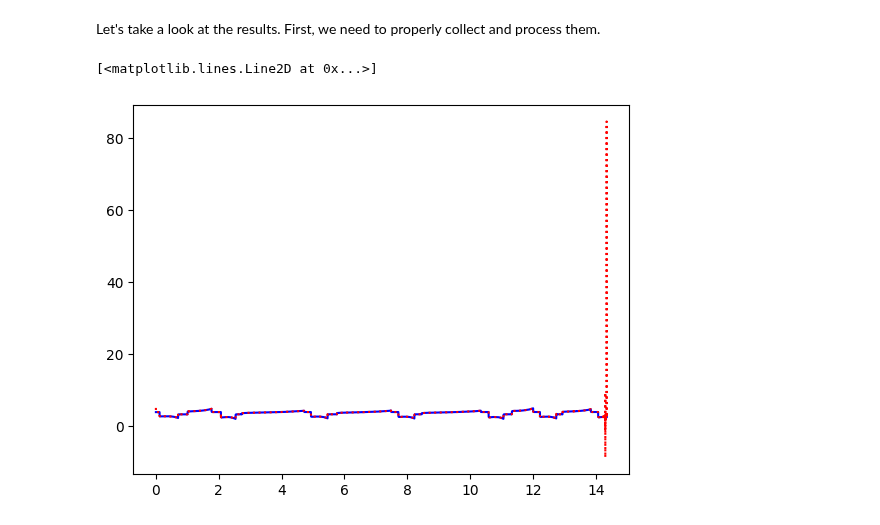
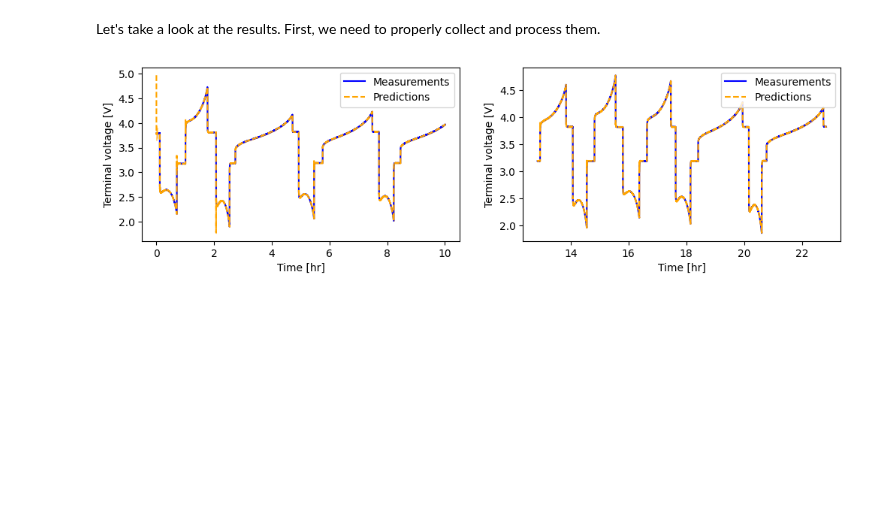
Before and after one commit to ROVI-org/auto-soh, a Jupyter notebook: notebooks/demonstrate_dual_ukf.ipynb, the cells around one changed output. Cells and saved outputs as stored; diff of their text form; code cells hidden in the pictures; blank space fills up the shorter version.

```diff
--- a/notebooks/demonstrate_dual_ukf.ipynb
+++ b/notebooks/demonstrate_dual_ukf.ipynb
@@ -593,15 +633,65 @@ LinAlgError: SVD did not converge
 # %% [markdown]
 Let's take a look at the results. First, we need to properly collect and process them.
-# %%
-num_points = len(dual_ukf_predictions['voltages'])
-timestamps = np.array([control.time.item() for control in controls])
-plt.plot(timestamps[:len(noisy_voltage)]/ 3600,
-         noisy_voltage,
-         color='blue')
-plt.plot(timestamps[:num_points]/ 3600,
-         [pred.get_mean() for pred in dual_ukf_predictions['voltages']],
-         linestyle=':',
-         color='red')
-# %% [output]
-[<matplotlib.lines.Line2D at 0x...>]
-[figure, removed]
+# %%
+# Controls
+timestamps = np.array([control.time.item() for control in controls]) / 3600
+currents = np.array([control.current.item() for control in controls])
+
+# Get real values
+real_soc = np.array([transient.soc.item() for transient in simulator.transient_history])
+real_irc = np.array([transient.i_rc.item() for transient in simulator.transient_history])
+real_hyst = np.array([transient.hyst.item() for transient in simulator.transient_history])
+
+# Estimate values and their corresponding uncertainty
+asoh_names = thenevin_dual_ukf.state_names
+estimated = pd.DataFrame([estimate.get_mean()
+                          for estimate in dual_ukf_predictions['joint_states']], columns=asoh_names)
+estimated_std = pd.DataFrame([np.sqrt(np.diag(estimate.get_covariance()))
+                              for estimate in dual_ukf_predictions['joint_states']], columns=asoh_names)
+predicted_Vt = np.array([prediction.mean[0]
+                         for prediction in dual_ukf_predictions['voltages']])
+predicted_Vt_std = np.sqrt(np.array([prediction.covariance[0,0]
+                                     for prediction in dual_ukf_predictions['voltages']]))
+# %%
+# Choose the first and last entries to plot for clarity
+first_entries = 36000
+last_entries = 36000
+
+fig, axes = plt.subplots(1,2,figsize=(12,3))
+axes[0].plot(timestamps[:first_entries],
+             noisy_voltage[:first_entries],
+             color='blue',
+             label='Measurements')
+axes[0].plot(timestamps[:first_entries],
+             predicted_Vt[:first_entries],
+             linestyle='--',
+             color='orange',
+             label='Predictions')
+axes[0].fill_between(timestamps[5:first_entries],
+                     (predicted_Vt + 2*predicted_Vt_std)[5:first_entries],
+                     (predicted_Vt - 2*predicted_Vt_std)[5:first_entries],
+                     color='orange',
+                     alpha=0.5,
+                     zorder=0)
+axes[1].plot(timestamps[-last_entries:],
+             noisy_voltage[-last_entries:],
+             color='blue',
+             label='Measurements')
+axes[1].plot(timestamps[-last_entries:],
+             predicted_Vt[-last_entries:],
+             linestyle='--',
+             color='orange',
+             label='Predictions')
+axes[1].fill_between(timestamps[-last_entries:],
+                     (predicted_Vt + 2*predicted_Vt_std)[-last_entries:],
+                     (predicted_Vt - 2*predicted_Vt_std)[-last_entries:],
+                     color='orange',
+                     alpha=0.5,
+                     zorder=0)
+
+for ax in axes:
+    ax.legend()
+    ax.set_xlabel('Time [hr]')
+    ax.set_ylabel('Terminal voltage [V]')
+# %% [output]
+[figure, added]
```
Also changed, not shown: parts of 6 cells of this notebook.
